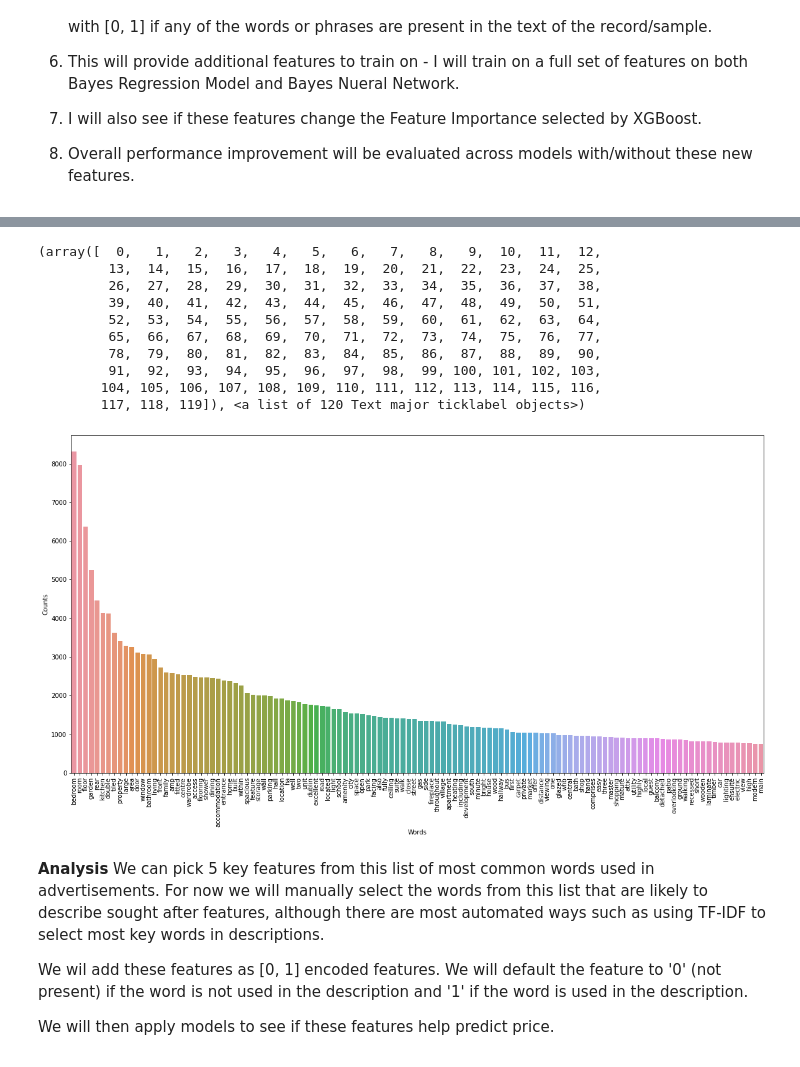
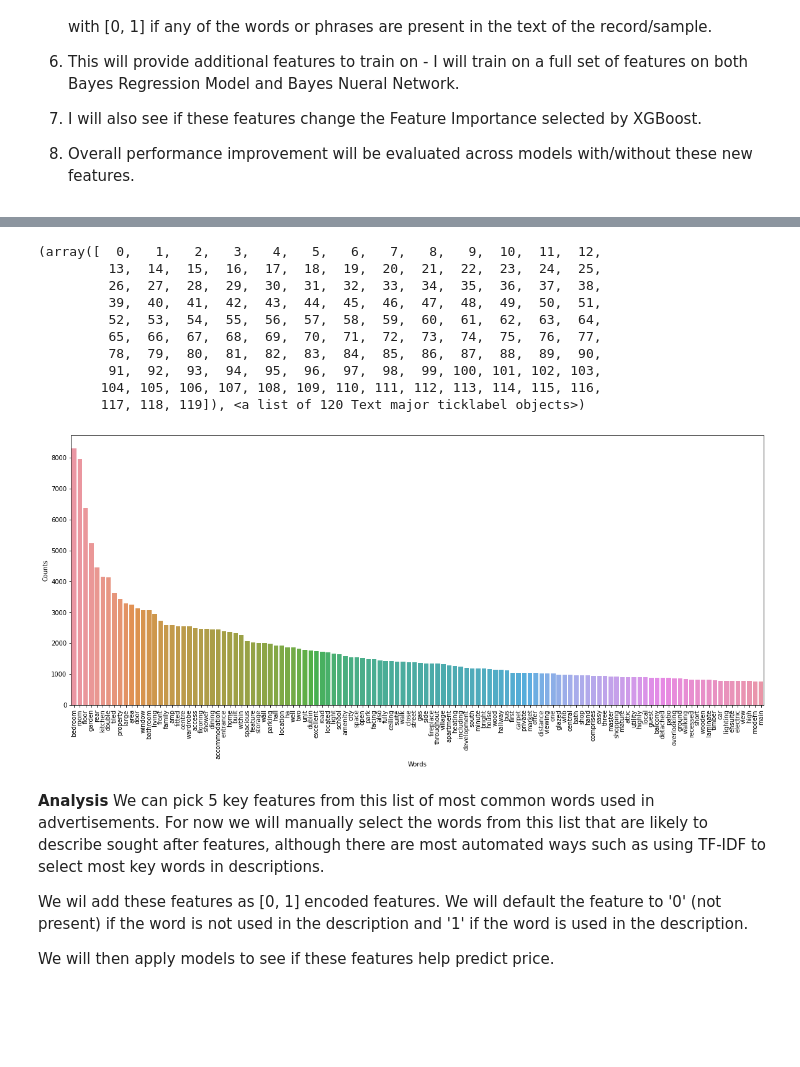
Before and after one commit to rb2022/ET5003_SEM1_2021-2, a Jupyter notebook: ET5003_Kaggle_RobertBarrett_20157347.ipynb, the cells around one changed output, grey strips where cells are left out. Saved outputs shown, nothing was run; the diff lists cells and outputs as text; code cells hidden in the pictures; blank space fills up the shorter version.

```diff
--- a/ET5003_Kaggle_RobertBarrett_20157347.ipynb
+++ b/ET5003_Kaggle_RobertBarrett_20157347.ipynb
@@ -843,21 +847,21 @@ count = list(sorted_words.values())[0:120]
 df_wdcount=pd.DataFrame(words, columns=['Words'])
 df_wdcount['Counts'] = count
 # %%
-plt.figure(figsize=(20, 10))
+plt.figure(figsize=(20, 8))
 ax = sn.barplot(x='Words', y='Counts', data=df_wdcount, order=df_wdcount.sort_values('Counts', ascending=False).Words)
 plt.xticks(rotation=90)
 # %% [output]
 (array([  0,   1,   2,   3,   4,   5,   6,   7,   8,   9,  10,  11,  12,
          13,  14,  15,  16,  17,  18,  19,  20,  21,  22,  23,  24,  25,
          26,  27,  28,  29,  30,  31,  32,  33,  34,  35,  36,  37,  38,
          39,  40,  41,  42,  43,  44,  45,  46,  47,  48,  49,  50,  51,
          52,  53,  54,  55,  56,  57,  58,  59,  60,  61,  62,  63,  64,
          65,  66,  67,  68,  69,  70,  71,  72,  73,  74,  75,  76,  77,
          78,  79,  80,  81,  82,  83,  84,  85,  86,  87,  88,  89,  90,
          91,  92,  93,  94,  95,  96,  97,  98,  99, 100, 101, 102, 103,
         104, 105, 106, 107, 108, 109, 110, 111, 112, 113, 114, 115, 116,
         117, 118, 119]), <a list of 120 Text major ticklabel objects>)
-[figure, old version]
+[figure, new version]
 # %% [markdown]
 **Analysis** We can pick 5 key features from this list of most common words used in advertisements. For now we will manually select the words from this list that are likely to describe sought after features, although there are most automated ways such as using TF-IDF to select most key words in descriptions.
 
```
Also changed, not shown: parts of 9 cells of this notebook.
